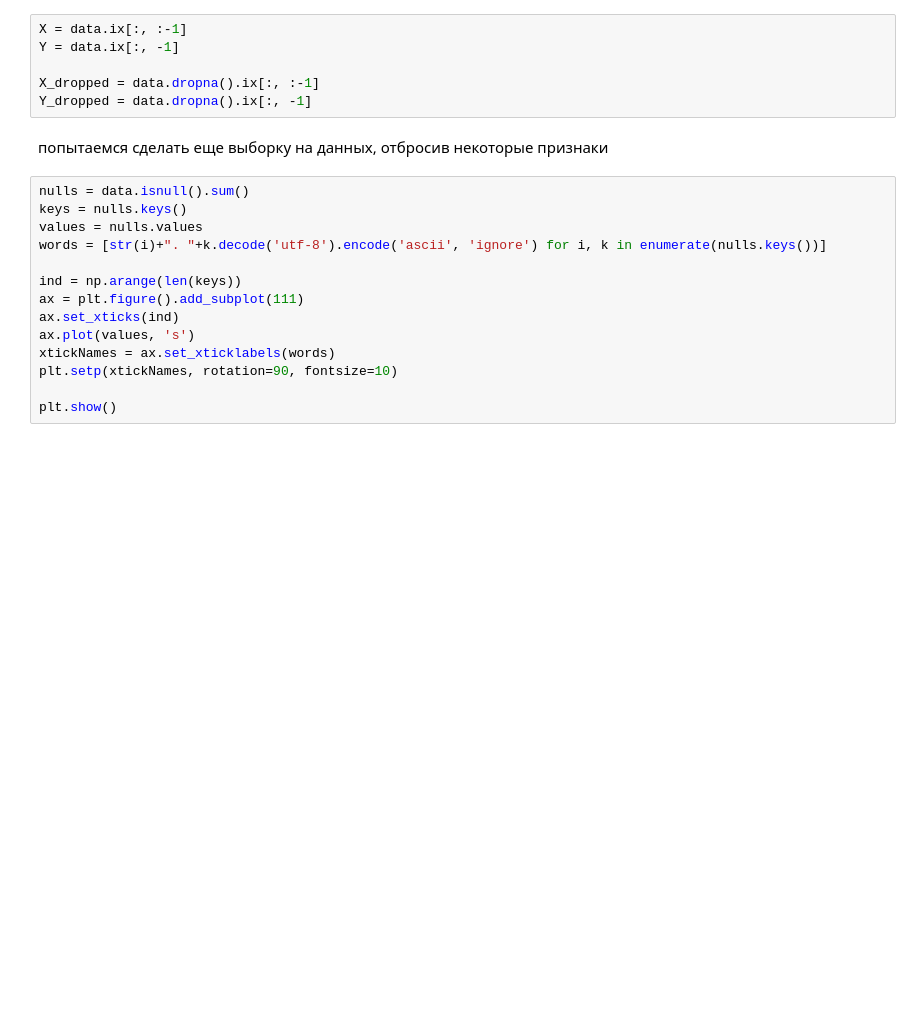
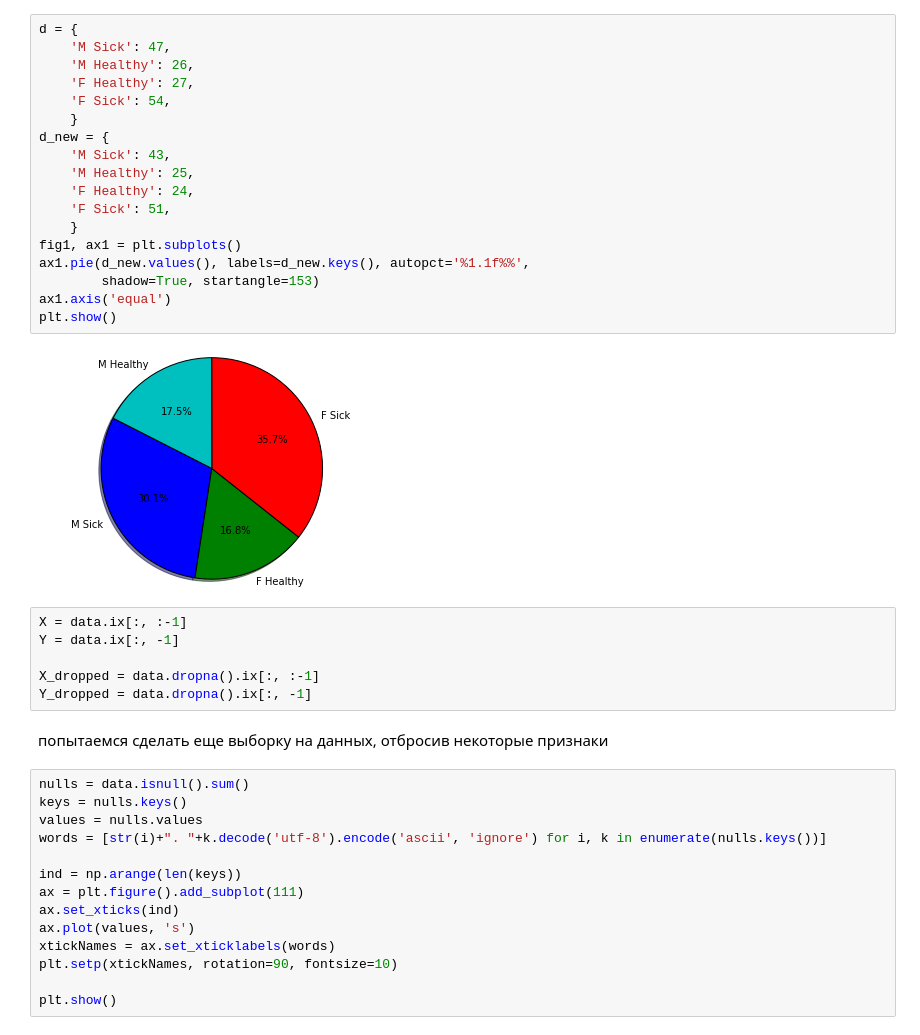
Before and after one commit to coffman21/d, a Jupyter notebook: d.ipynb, the cells around one changed output. Drawn from its saved outputs; the diff is of its cells as text; blank space fills up the shorter version.

```diff
--- a/d.ipynb
+++ b/d.ipynb
@@ -18,3 +27,23 @@ data.head()
+# %%
+d = {
+    'M Sick': 47,
+    'M Healthy': 26,
+    'F Healthy': 27,
+    'F Sick': 54,
+    }
+d_new = {
+    'M Sick': 43,
+    'M Healthy': 25,
+    'F Healthy': 24,
+    'F Sick': 51,
+    }
+fig1, ax1 = plt.subplots()
+ax1.pie(d_new.values(), labels=d_new.keys(), autopct='%1.1f%%',
+        shadow=True, startangle=153)
+ax1.axis('equal')
+plt.show()
+# %% [output]
+[figure, added]
 # %%
 X = data.ix[:, :-1]
 Y = data.ix[:, -1]
```
Also changed, not shown: parts of 13 cells of this notebook, 1 other file.
